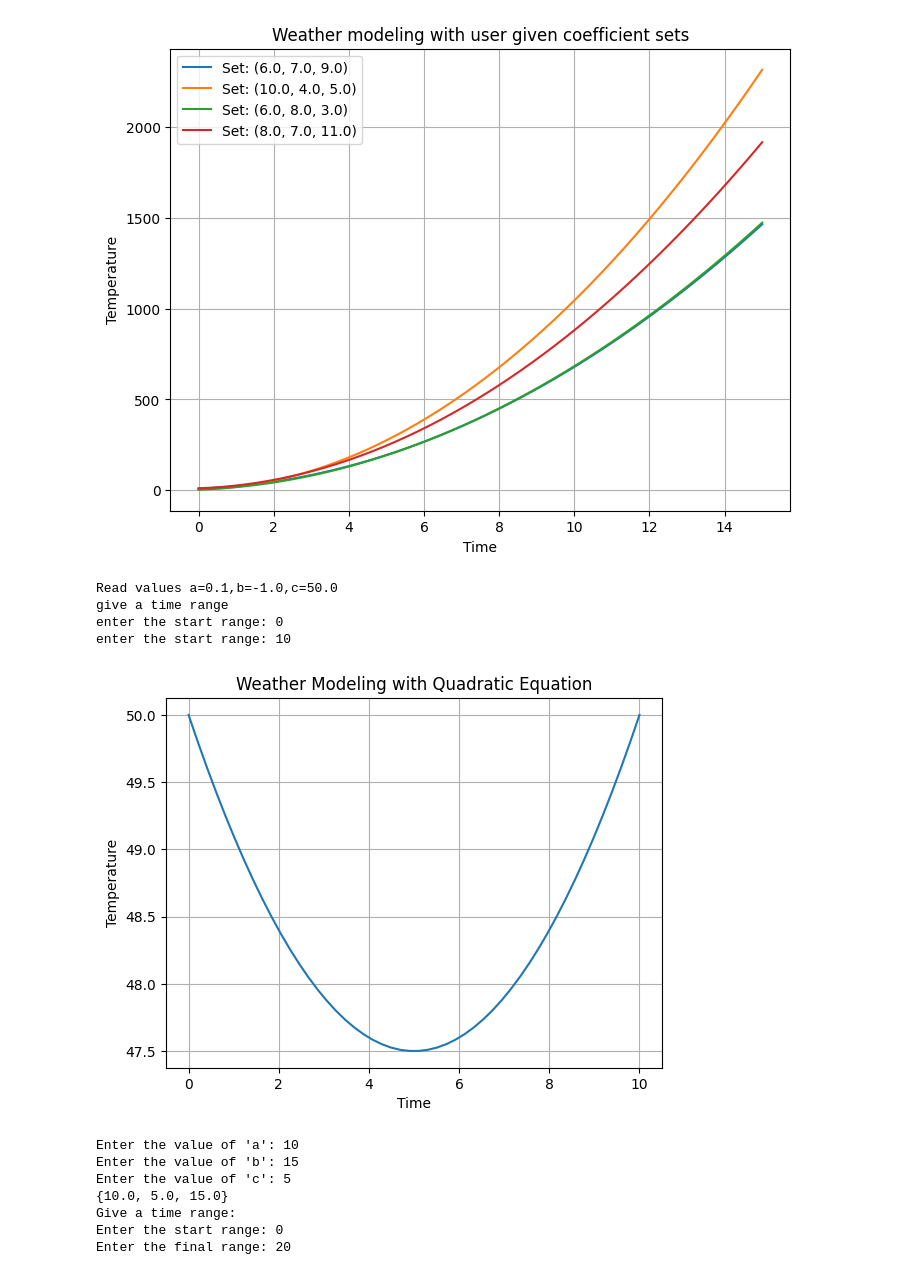
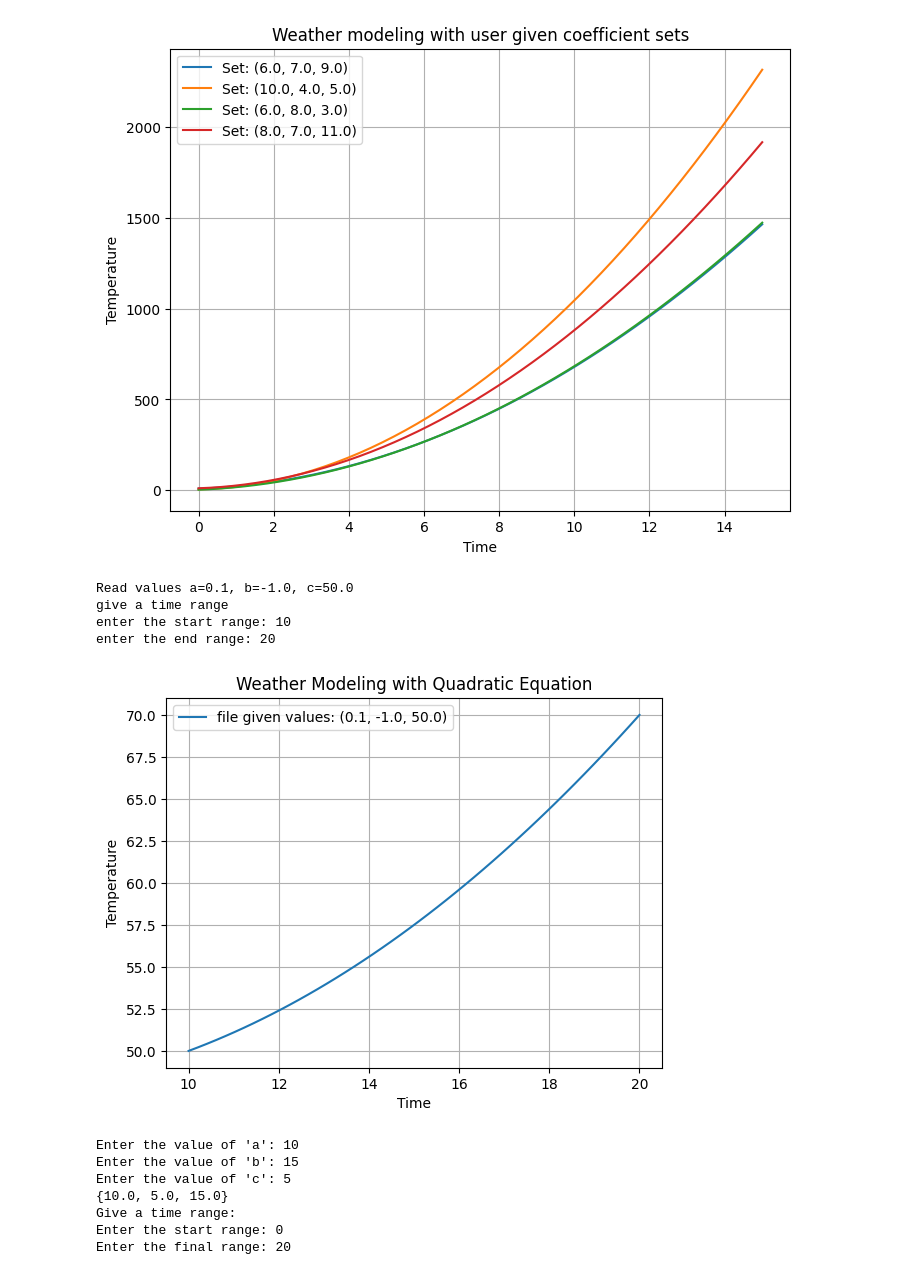
Before and after one commit to chettuprasanna/Software-Engineering-lab, a Jupyter notebook: 1lab_py.ipynb, the cells around one changed output. Cells and saved outputs as stored; diff of their text form; code cells hidden in the pictures.

```diff
--- a/1lab_py.ipynb
+++ b/1lab_py.ipynb
@@ -3,17 +3,18 @@
 # %%
 import matplotlib.pyplot as plt
 import numpy as np
-def Quadratic_model(time):
-  a = 0.1
-  b = -1
-  c = 50
+def Quadratic_model(time,a,b,c):
+
   temperature = a * (time**2) + b * time + c
   return temperature
 
 def main():
+    a = 0.1
+    b = -1
+    c = 50
     time_values=np.linspace(0,10,50)
-    temperature_hardcode=Quadratic_model(time_values)
-    plt.plot(time_values , temperature_hardcode)
+    temperature_hardcode=Quadratic_model(time_values, a,b,c)
+    plt.plot(time_values , temperature_hardcode,label=f"hardcoded values:{a,b,c}")
     plt.xlabel('time')
     plt.ylabel('temperature')
     plt.legend()
@@ -44,11 +44,12 @@ def main():
     time_values = np.linspace(0, 10, 50)
     temperature_hardcode = Quadratic_model(time_values, a, b, c)
 
-    plt.plot(time_values, temperature_hardcode)
+    plt.plot(time_values, temperature_hardcode, label=f"user given values: {a, b, c}")
     plt.xlabel('Time')
     plt.ylabel('Temperature')
     plt.title('Weather Modeling with Quadratic Equation')
     plt.grid(True)
+    plt.legend()
     plt.show()
 
 if __name__ == "__main__":
@@ -152,37 +157,39 @@ Enter the final range: 15
 # %%
 import numpy as np
 import matplotlib.pyplot as plt
 
 def Quadratic_model(time, a, b, c):
     temperature = a * (time**2) + b * time + c
     return temperature
 
 def main():
-  with open("value.txt", "r") as file:
-    lines=file.readlines()
-    a, b, c =map(float,lines)
-    print(f"Read values a={a},b={b},c={c}")
+    with open("value.txt", "r") as file:
+        lines = file.readlines()
+        a, b, c = map(float, lines)
+        print(f"Read values a={a}, b={b}, c={c}")
 
-    print("give a time range")
-    x=int(input("enter the start range: "))
-    y=int(input("enter the start range: "))
-    time_v=np.linspace(x,y,50)
-    temp_user=[Quadratic_model(t,a,b,c)for t in time_v]
-    plt.plot(time_v,temp_user,label="file given values")
-    plt.xlabel('Time')
-    plt.ylabel('Temperature')
-    plt.title('Weather Modeling with Quadratic Equation')
-    plt.grid(True)  # Adding grid for better visualization
-    plt.show()
+        print("give a time range")
+        x = int(input("enter the start range: "))
+        y = int(input("enter the end range: "))
+        time_v = np.linspace(x, y, 50)
+        temp_user = [Quadratic_model(t, a, b, c) for t in time_v]
+
+        plt.plot(time_v, temp_user, label=f"file given values: {a, b, c}")
+        plt.xlabel('Time')
+        plt.ylabel('Temperature')
+        plt.title('Weather Modeling with Quadratic Equation')
+        plt.grid(True)  # Adding grid for better visualization
+        plt.legend()
+        plt.show()
 
 if __name__ == "__main__":
     main()
 # %% [output]
-Read values a=0.1,b=-1.0,c=50.0
+Read values a=0.1, b=-1.0, c=50.0
 give a time range
-enter the start range: 0
 enter the start range: 10
+enter the end range: 20
-[figure, old version]
+[figure, new version]
 # %%
 import matplotlib.pyplot as plt
 import numpy as np
```
Also changed, not shown: parts of 3 cells of this notebook.
